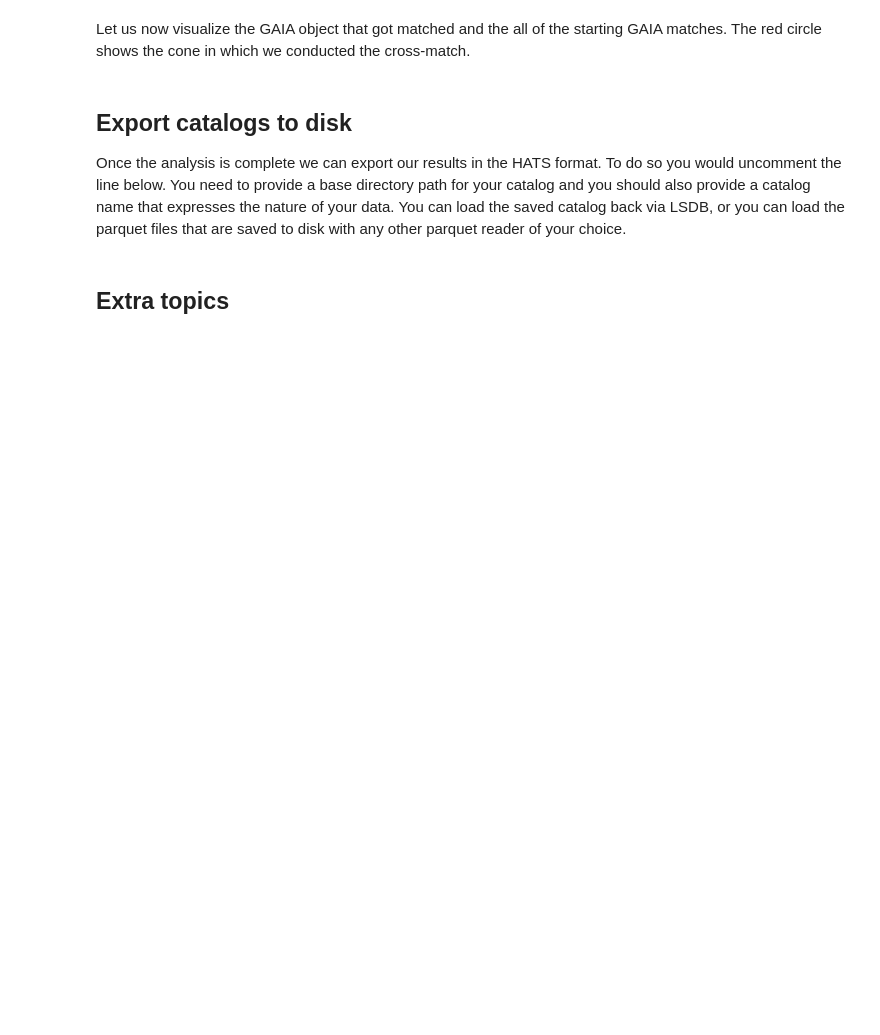
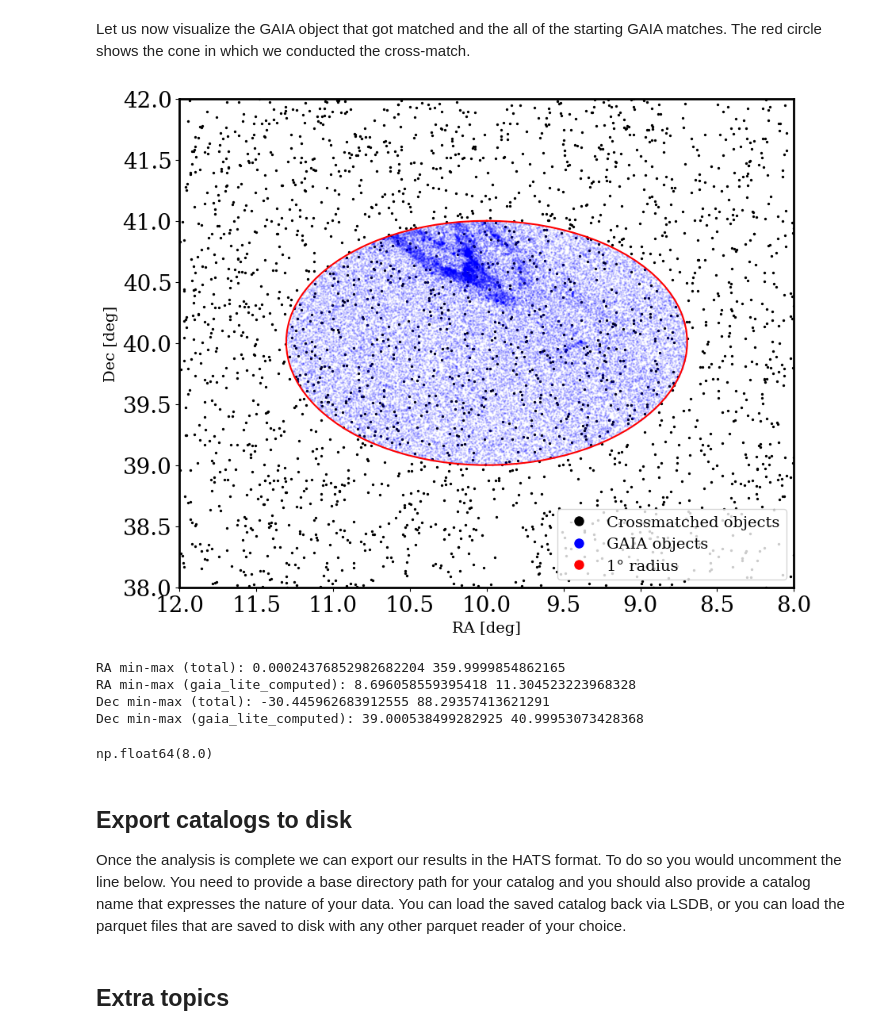
Before and after one commit to lincc-frameworks/midpoint-review, a Jupyter notebook: docs/notebooks/lsdb/Notebook_LSDB_HATS.ipynb, the cells around one changed output. Cells and saved outputs as stored; diff of their text form; code cells hidden in the pictures; blank space fills up the shorter version.

```diff
--- a/docs/notebooks/lsdb/Notebook_LSDB_HATS.ipynb
+++ b/docs/notebooks/lsdb/Notebook_LSDB_HATS.ipynb
@@ -317,5 +317,8 @@ Note the previous warning about margin caches. Margins allow you to crossmatch o
 # %%
 %%time
 # load ZTF with all columns and specify the margin cache!
-ztf_object_full = lsdb.read_hats(ztf_object_path, margin_cache=ztf_object_margin_path)
+ztf_object_full = lsdb.read_hats(ztf_object_path, margin_cache=ztf_object_margin_path, columns=["ra", "dec", 'nobs_g', 'nobs_r'])
+
+# Load lite version of Gaia DR3 (RA and DEC data only)
+gaia_ra_dec = lsdb.read_hats(gaia_path, columns=["ra", "dec", "parallax", 'parallax_over_error', 'teff_gspphot', 'logg_gspphot', 'classprob_dsc_combmod_star'  ])
 # %% [output]
@@ -324,7 +327,7 @@ Wall time: 2.01 s
 # %%
 %%time
 # crossmatch ZTF + Gaia
-_all_sky_object = gaia.crossmatch(ztf_object_full).query(
+_all_sky_object = gaia_ra_dec.crossmatch(ztf_object_full).query(
     "nobs_g_ztf_dr14 > 50 and nobs_r_ztf_dr14 > 50 and \
     parallax_gaia > 0 and parallax_over_error_gaia > 5 and \
     teff_gspphot_gaia > 5380 and teff_gspphot_gaia < 7220 and logg_gspphot_gaia > 4.5 \
@@ -401,36 +363,57 @@ distributed.comm.core.CommClosedError: in <TCP (closed) ConnectionPool.heartbeat
 # %% [markdown]
 Let us now visualize the GAIA object that got matched and the all of the starting GAIA matches. The red circle shows the cone in which we conducted the cross-match.
 # %%
-plt.figure(figsize=(19, 12))
+plt.figure(figsize=(10, 8))
 
 # Main scatter plots
-plt.scatter(total["ra_gaia"].values, total["dec_gaia"].values, color="black", s=2)
-plt.scatter(
-    gaia_lite_computed["ra"], gaia_lite_computed["dec"], color="blue", s=0.8, alpha=0.1
-)
-
-# Add dummy scatter points for the legend with the same size
-plt.scatter(
-    [], [], color="black", s=50, label="crossmatched data"
-)  # Adjusted black dot size
-plt.scatter(
-    [], [], color="blue", s=50, label="GAIA data"
-)  # Ensure blue dot size remains prominent
+plt.scatter(total["ra_gaia"].values, total["dec_gaia"].values, color="black", s=2, label="Crossmatched data")
+plt.scatter(gaia_lite_computed["ra"], gaia_lite_computed["dec"], color="blue", s=0.8, alpha=0.1, label="GAIA data")
 
 # Plot a circle around the center
 circle_coord = center.directional_offset_by(
     position_angle=np.linspace(0, 360, 100) * u.deg, separation=1 * u.deg
 )
-plt.plot(circle_coord.ra.deg, circle_coord.dec.deg, color="red")
+plt.plot(circle_coord.ra.deg, circle_coord.dec.deg, color="red", label="1° radius")
+
+# Ensure axis limits are set correctly
+plt.axis([8, 12, 38, 42])  # Equivalent to xlim & ylim
+plt.gca().set_autoscale_on(False)  # Prevent auto-rescaling
+
+# Labels and legend with bigger font and matching labels
+legend_labels = ["Crossmatched objects", "GAIA objects", "1° radius"]
+legend_colors = ["black", "blue", "red"]
+legend_handles = [
+    plt.Line2D([0], [0], marker="o", color="w", markerfacecolor=color, markersize=10)
+    for color in legend_colors
+]
+
+plt.legend(legend_handles, legend_labels, loc="lower right", fontsize=14, scatterpoints=1)
+
+# Labels
+plt.xlabel("RA [deg]", fontsize=14)
+plt.ylabel("Dec [deg]", fontsize=14)
 
 # Adjust the x-axis direction
 plt.gca().invert_xaxis()
 
-plt.axis("equal")
-plt.xlabel("ra [deg]")
-plt.ylabel("dec [deg]")
-plt.legend(loc="lower right")
 plt.show()
+# %% [output]
+[figure, added]
+# %%
+print("RA min-max (total):", total["ra_gaia"].min(), total["ra_gaia"].max())
+print("RA min-max (gaia_lite_computed):", gaia_lite_computed["ra"].min(), gaia_lite_computed["ra"].max())
+
+print("Dec min-max (total):", total["dec_gaia"].min(), total["dec_gaia"].max())
+print("Dec min-max (gaia_lite_computed):", gaia_lite_computed["dec"].min(), gaia_lite_computed["dec"].max())
+# %% [output]
+RA min-max (total): 0.00024376852982682204 359.9999854862165
+RA min-max (gaia_lite_computed): 8.696058559395418 11.304523223968328
+Dec min-max (total): -30.445962683912555 88.29357413621291
+Dec min-max (gaia_lite_computed): 39.000538499282925 40.99953073428368
+# %%
+center.ra.deg - zoom_radius
+# %% [output]
+np.float64(8.0)
 # %% [markdown]
 ## Export catalogs to disk
 
```
Also changed, not shown: parts of 8 cells of this notebook.
